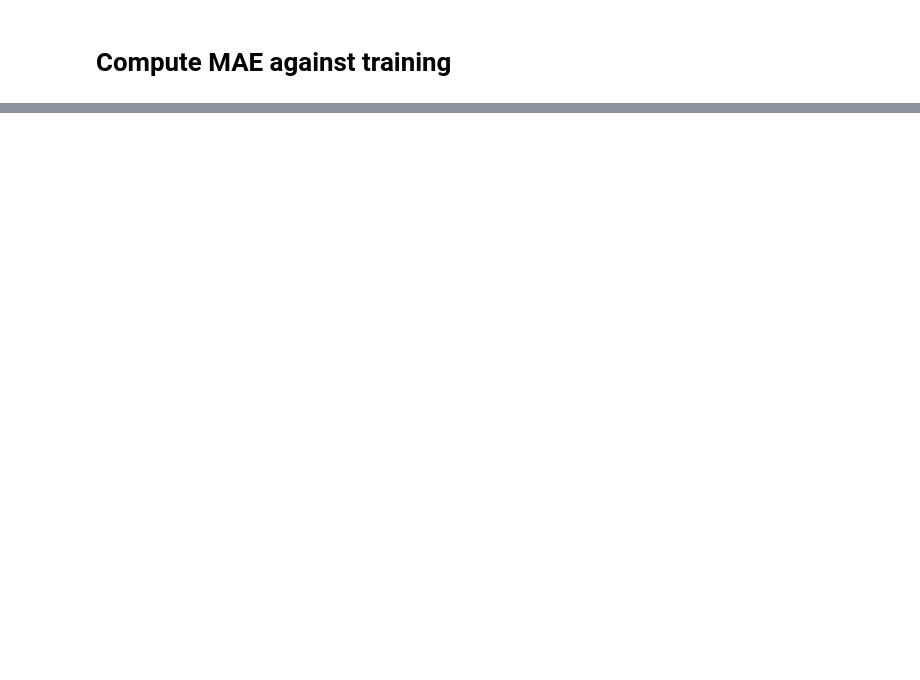
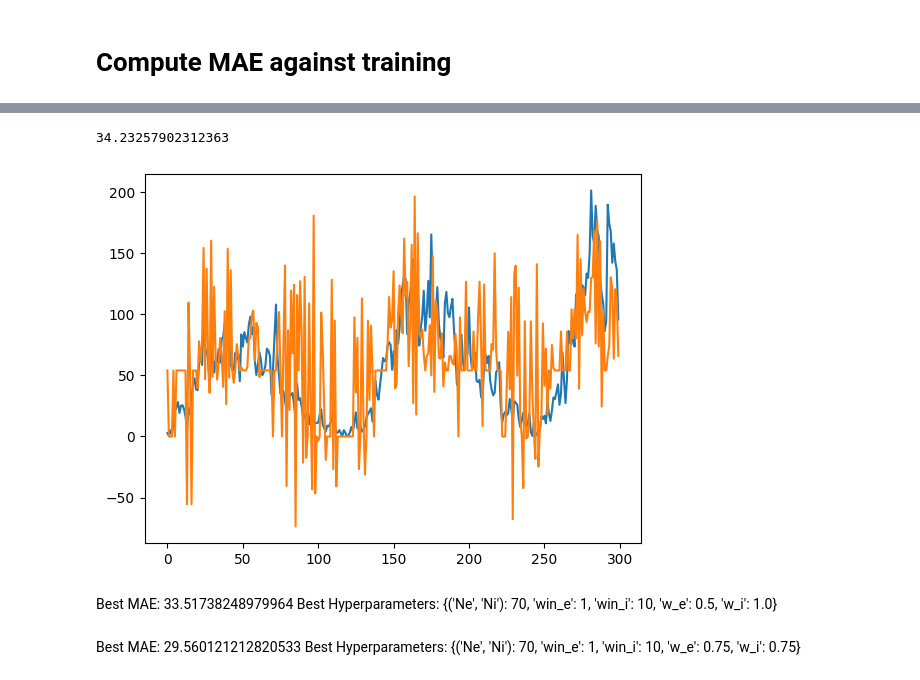
Before and after one commit to U-n-Own/UniversityNotes, a Jupyter notebook: Assignments/ComputationalNeuroscience/BonusTrack-LSM/LiquidStateMachines.ipynb, the cells around one changed output, grey strips where cells are left out. Drawn from its saved outputs; the diff is of its cells as text; code cells hidden in the pictures; blank space fills up the shorter version.

```diff
--- a/Assignments/ComputationalNeuroscience/BonusTrack-LSM/LiquidStateMachines.ipynb
+++ b/Assignments/ComputationalNeuroscience/BonusTrack-LSM/LiquidStateMachines.ipynb
@@ -145,0 +214,27 @@ metrics.mean_absolute_error(trainOutput, input_data)
+# %%
+# Mean Absolute Error
+# try validation data
+#val_states, val_firings = LiquidStateMachine(Ne=300, Ni=700, win_e = 2, win_i = 10, w_e = 0.5, w_i = 0.1, input=input_validation)
+
+val_states, val_firings = LiquidStateMachine(Ne=70, Ni=120, win_e = 1, win_i = 10, w_e = 0.75, w_i = 0.75, input=input_validation)
+
+val_states_mat = np.array(val_states).T
+
+valOutput = Wout @ val_states_mat
+
+# clear plots
+plt.clf()
+
+plt.plot(target_validation)
+plt.plot(valOutput)
+
+metrics.mean_absolute_error(valOutput, input_validation)
+# %% [output]
+34.23257902312363
+[figure, added]
+# %% [markdown]
+Best MAE: 33.51738248979964
+Best Hyperparameters: {('Ne', 'Ni'): 70, 'win_e': 1, 'win_i': 10, 'w_e': 0.5, 'w_i': 1.0}
+# %% [markdown]
+Best MAE: 29.560121212820533
+Best Hyperparameters: {('Ne', 'Ni'): 70, 'win_e': 1, 'win_i': 10, 'w_e': 0.75, 'w_i': 0.75}
```
Also changed, not shown: parts of 22 cells of this notebook.
